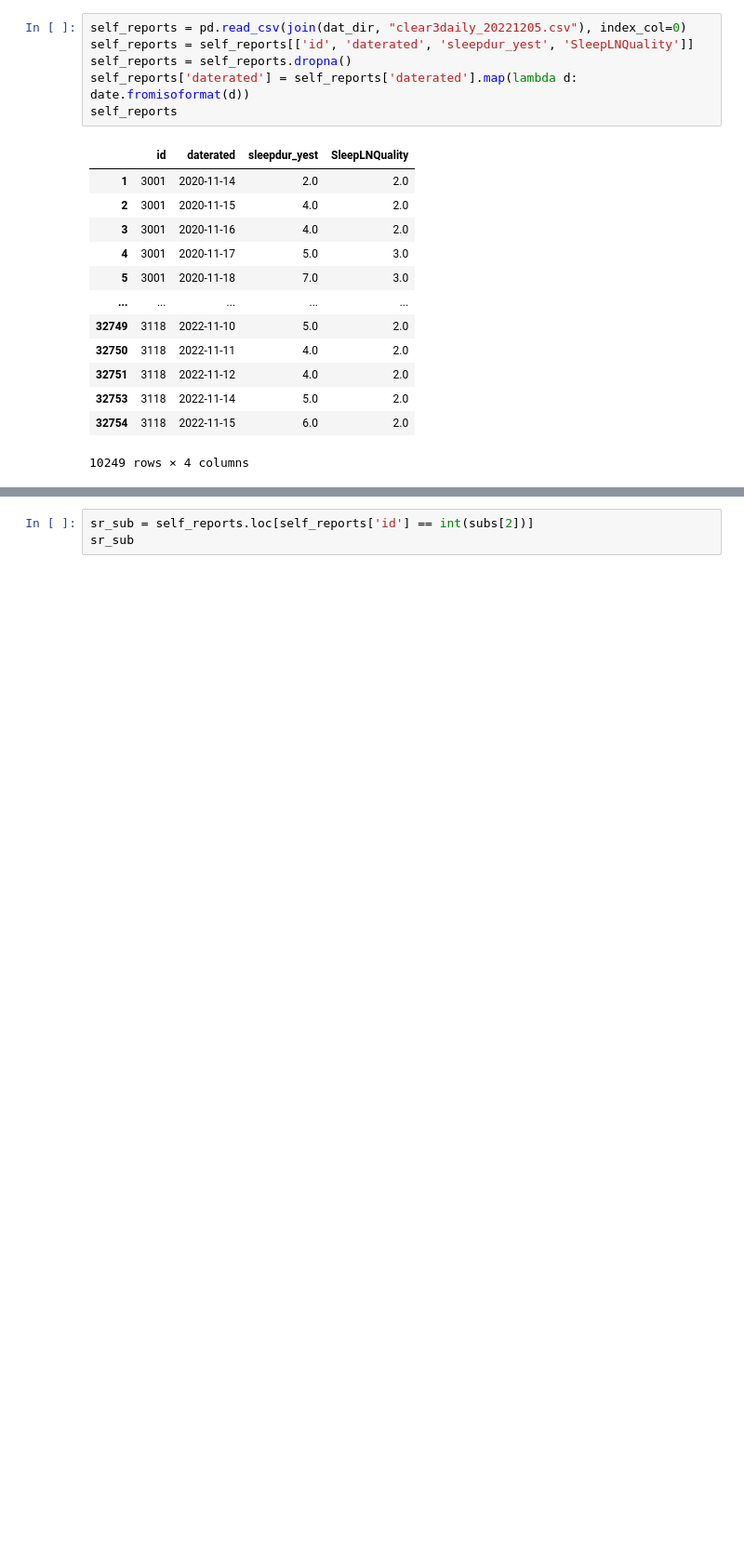
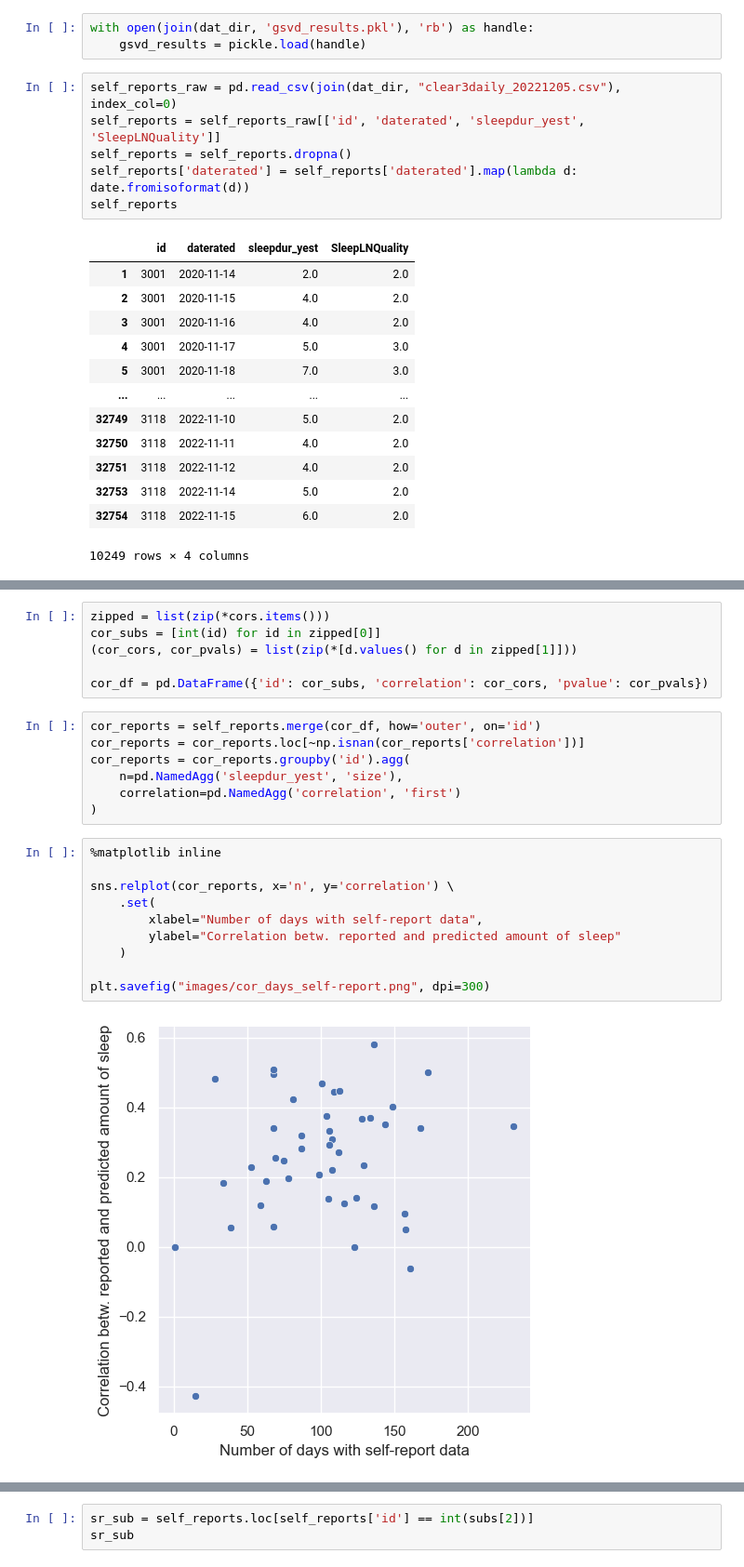
Before and after one commit to Valkje/graph-svd, a Jupyter notebook: clear3_sleep.ipynb, the cells around one changed output, grey strips where cells are left out. Shown: that part at 93% size. Cells and saved outputs as stored; diff of their text form; blank space fills up the shorter version.

```diff
--- a/clear3_sleep.ipynb
+++ b/clear3_sleep.ipynb
@@ -90,6 +73,9 @@ sleep.plot_heatmaps(Mactivity, Mspeed, svd, sleepMatrix);
+# %%
+with open(join(dat_dir, 'gsvd_results.pkl'), 'rb') as handle:
+    gsvd_results = pickle.load(handle)
 # %%
-self_reports = pd.read_csv(join(dat_dir, "clear3daily_20221205.csv"), index_col=0)
-self_reports = self_reports[['id', 'daterated', 'sleepdur_yest', 'SleepLNQuality']]
+self_reports_raw = pd.read_csv(join(dat_dir, "clear3daily_20221205.csv"), index_col=0)
+self_reports = self_reports_raw[['id', 'daterated', 'sleepdur_yest', 'SleepLNQuality']]
 self_reports = self_reports.dropna()
 self_reports['daterated'] = self_reports['daterated'].map(lambda d: date.fromisoformat(d))
 self_reports
@@ -109,0 +250,25 @@ self_reports
+# %%
+zipped = list(zip(*cors.items()))
+cor_subs = [int(id) for id in zipped[0]]
+(cor_cors, cor_pvals) = list(zip(*[d.values() for d in zipped[1]]))
+
+cor_df = pd.DataFrame({'id': cor_subs, 'correlation': cor_cors, 'pvalue': cor_pvals})
+# %%
+cor_reports = self_reports.merge(cor_df, how='outer', on='id')
+cor_reports = cor_reports.loc[~np.isnan(cor_reports['correlation'])]
+cor_reports = cor_reports.groupby('id').agg(
+    n=pd.NamedAgg('sleepdur_yest', 'size'),
+    correlation=pd.NamedAgg('correlation', 'first')
+)
+# %%
+%matplotlib inline
+
+sns.relplot(cor_reports, x='n', y='correlation') \
+    .set(
+        xlabel="Number of days with self-report data",
+        ylabel="Correlation betw. reported and predicted amount of sleep"
+    )
+
+plt.savefig("images/cor_days_self-report.png", dpi=300)
+# %% [output]
+[figure, added]
```
Also changed, not shown: parts of 20 cells of this notebook.
